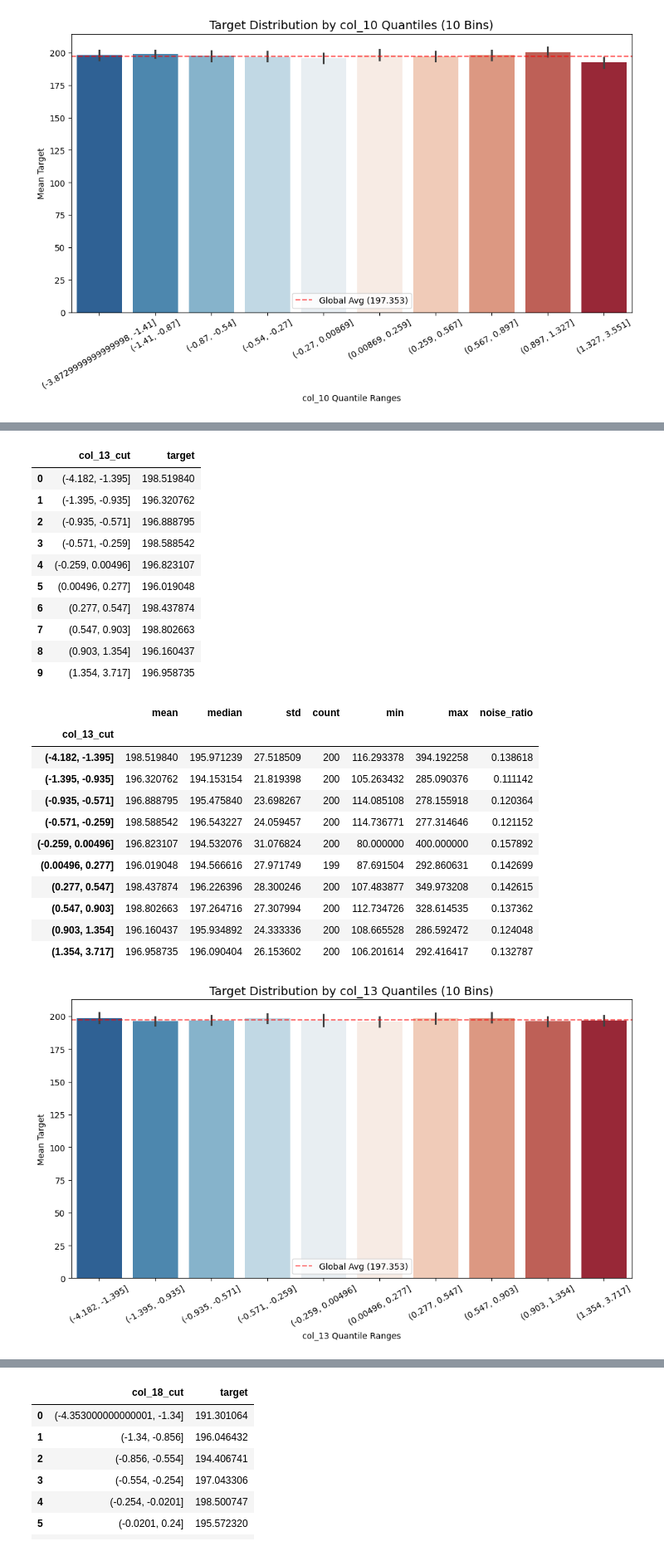
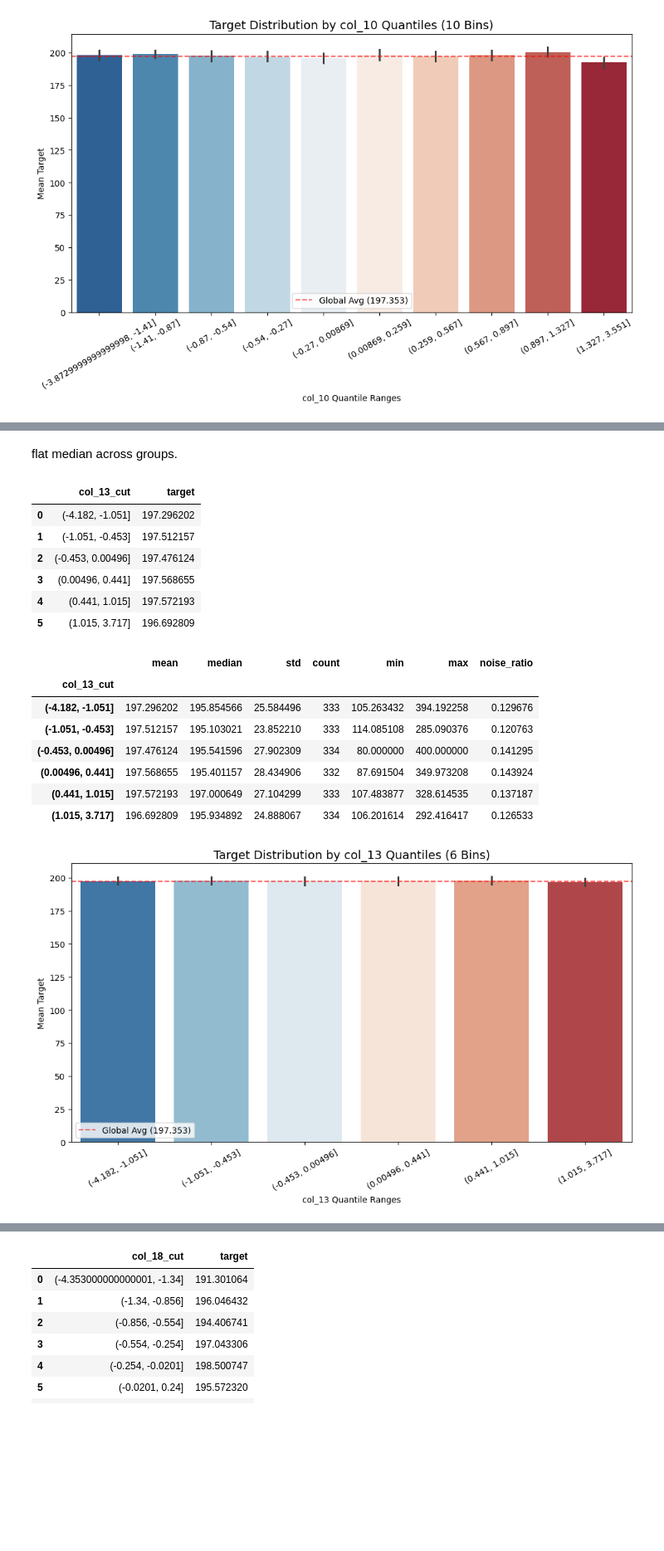
Before and after one commit to M-Rodani1/qmml-market-making-hackathon, a Jupyter notebook: round_8/round_8.ipynb, the cells around one changed output, grey strips where cells are left out. Shown at 83% size. Cells and saved outputs as stored; diff of their text form; code cells hidden in the pictures; blank space fills up the shorter version.

```diff
--- a/round_8/round_8.ipynb
+++ b/round_8/round_8.ipynb
@@ -516,27 +470,21 @@ feature_analysis("col_12", 10)
+# %% [markdown]
+flat median across groups.
 # %%
-feature_analysis("col_13", 10)
+feature_analysis("col_13", 6)
 # %% [output]
 |  | col_13_cut | target |
-| 0 | (-4.182, -1.395] | 198.519840 |
-| 1 | (-1.395, -0.935] | 196.320762 |
-| 2 | (-0.935, -0.571] | 196.888795 |
-| 3 | (-0.571, -0.259] | 198.588542 |
-| 4 | (-0.259, 0.00496] | 196.823107 |
-| 5 | (0.00496, 0.277] | 196.019048 |
-| 6 | (0.277, 0.547] | 198.437874 |
-| 7 | (0.547, 0.903] | 198.802663 |
-| 8 | (0.903, 1.354] | 196.160437 |
-| 9 | (1.354, 3.717] | 196.958735 |
+| 0 | (-4.182, -1.051] | 197.296202 |
+| 1 | (-1.051, -0.453] | 197.512157 |
+| 2 | (-0.453, 0.00496] | 197.476124 |
+| 3 | (0.00496, 0.441] | 197.568655 |
+| 4 | (0.441, 1.015] | 197.572193 |
+| 5 | (1.015, 3.717] | 196.692809 |
 |  | mean | median | std | count | min | max | noise_ratio |
 | col_13_cut |  |  |  |  |  |  |  |
-| (-4.182, -1.395] | 198.519840 | 195.971239 | 27.518509 | 200 | 116.293378 | 394.192258 | 0.138618 |
-| (-1.395, -0.935] | 196.320762 | 194.153154 | 21.819398 | 200 | 105.263432 | 285.090376 | 0.111142 |
-| (-0.935, -0.571] | 196.888795 | 195.475840 | 23.698267 | 200 | 114.085108 | 278.155918 | 0.120364 |
-| (-0.571, -0.259] | 198.588542 | 196.543227 | 24.059457 | 200 | 114.736771 | 277.314646 | 0.121152 |
-| (-0.259, 0.00496] | 196.823107 | 194.532076 | 31.076824 | 200 | 80.000000 | 400.000000 | 0.157892 |
-| (0.00496, 0.277] | 196.019048 | 194.566616 | 27.971749 | 199 | 87.691504 | 292.860631 | 0.142699 |
-| (0.277, 0.547] | 198.437874 | 196.226396 | 28.300246 | 200 | 107.483877 | 349.973208 | 0.142615 |
-| (0.547, 0.903] | 198.802663 | 197.264716 | 27.307994 | 200 | 112.734726 | 328.614535 | 0.137362 |
-| (0.903, 1.354] | 196.160437 | 195.934892 | 24.333336 | 200 | 108.665528 | 286.592472 | 0.124048 |
-| (1.354, 3.717] | 196.958735 | 196.090404 | 26.153602 | 200 | 106.201614 | 292.416417 | 0.132787 |
+| (-4.182, -1.051] | 197.296202 | 195.854566 | 25.584496 | 333 | 105.263432 | 394.192258 | 0.129676 |
+| (-1.051, -0.453] | 197.512157 | 195.103021 | 23.852210 | 333 | 114.085108 | 285.090376 | 0.120763 |
+| (-0.453, 0.00496] | 197.476124 | 195.541596 | 27.902309 | 334 | 80.000000 | 400.000000 | 0.141295 |
+| (0.00496, 0.441] | 197.568655 | 195.401157 | 28.434906 | 332 | 87.691504 | 349.973208 | 0.143924 |
+| (0.441, 1.015] | 197.572193 | 197.000649 | 27.104299 | 333 | 107.483877 | 328.614535 | 0.137187 |
+| (1.015, 3.717] | 196.692809 | 195.934892 | 24.888067 | 334 | 106.201614 | 292.416417 | 0.126533 |
-[figure, old version]
+[figure, new version]
```
Also changed, not shown: parts of 37 cells of this notebook.
